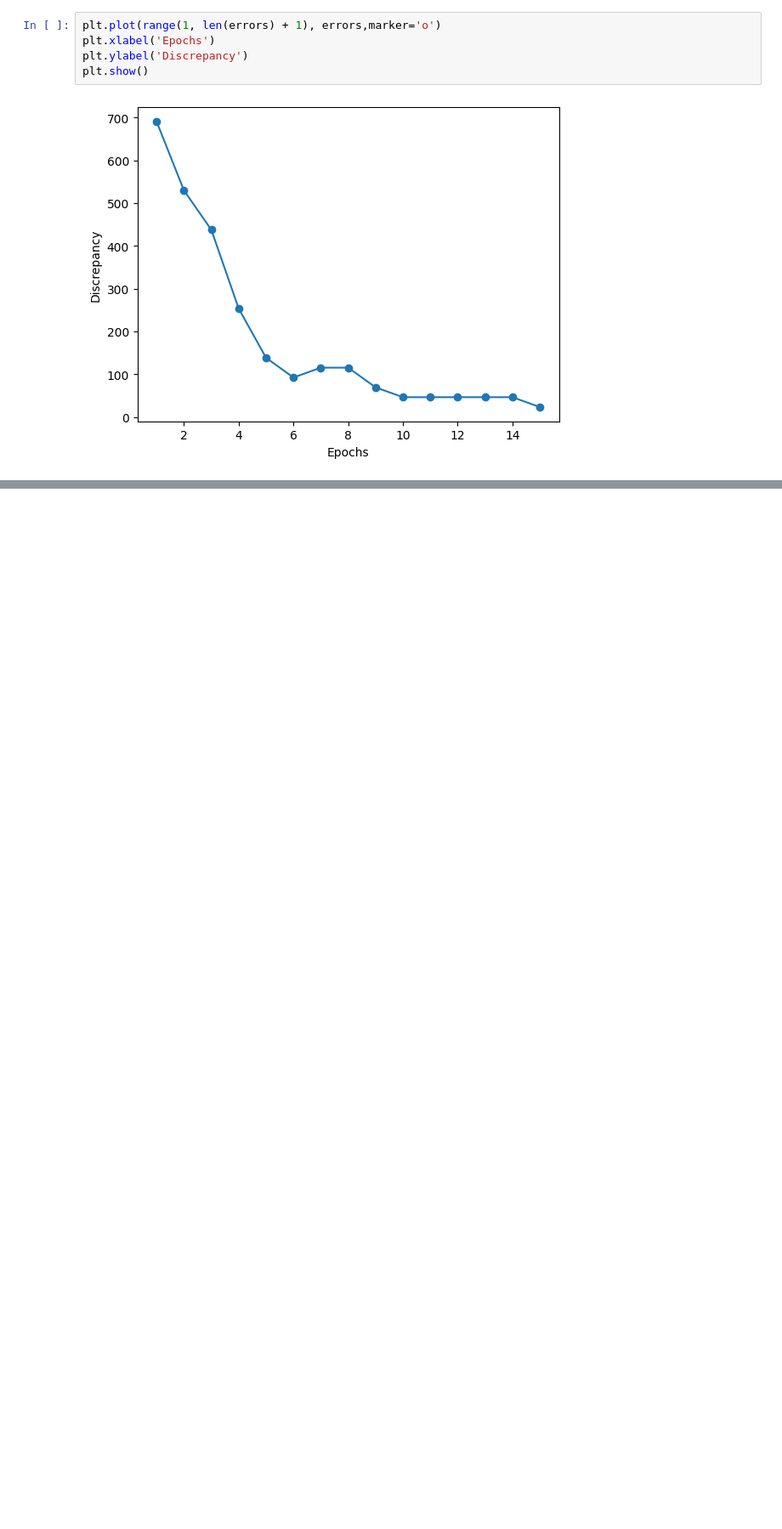
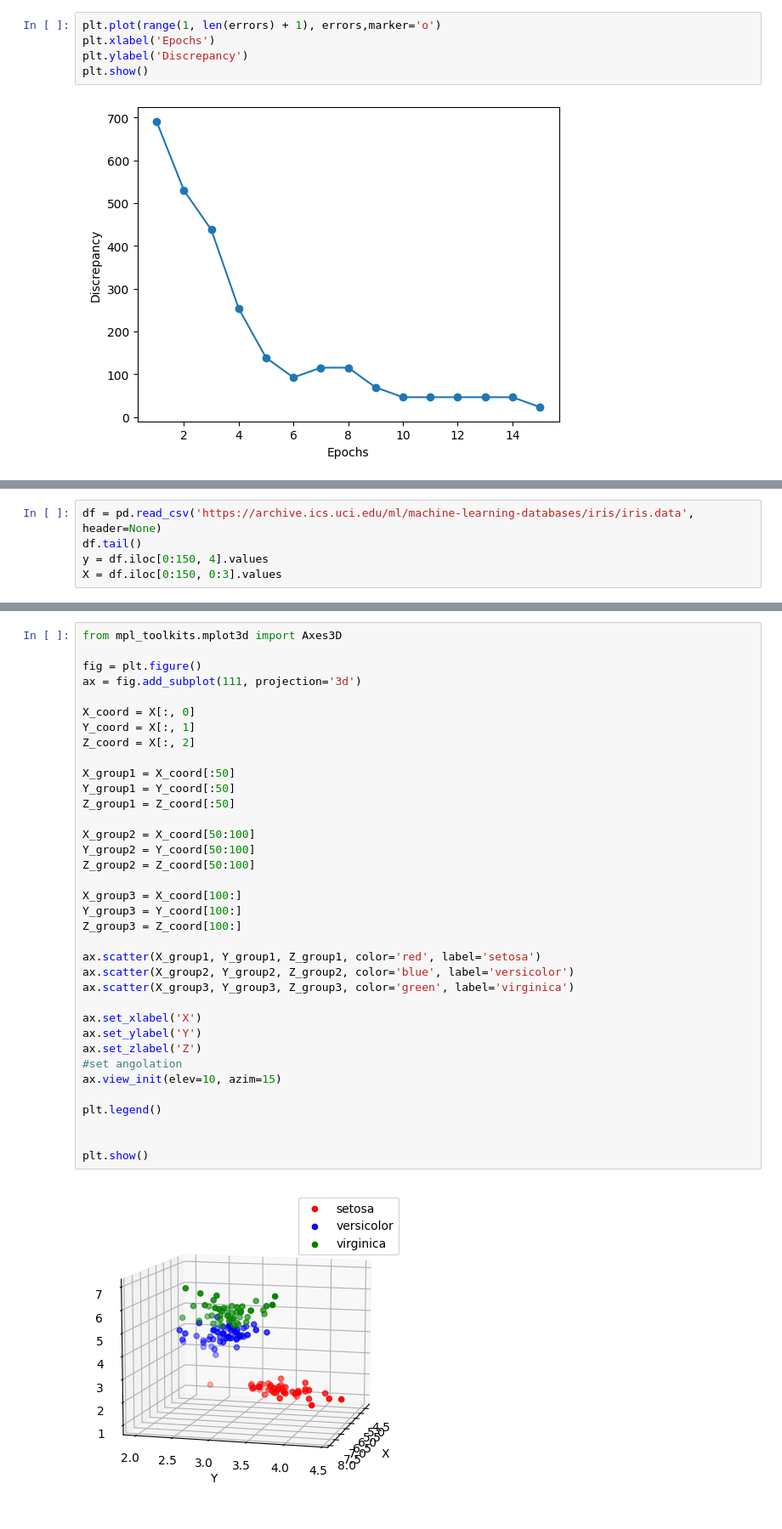
Before and after one commit to DeAngelisDavide/NeuralNetwork-From-Scratch, a Jupyter notebook: Network.ipynb, the cells around one changed output, grey strips where cells are left out. Shown at 85% size. Saved outputs shown, nothing was run; the diff lists cells and outputs as text; blank space fills up the shorter version.

```diff
--- a/Network.ipynb
+++ b/Network.ipynb
@@ -252,0 +326,5 @@ plt.show()
+# %%
+df = pd.read_csv('https://archive.ics.uci.edu/ml/machine-learning-databases/iris/iris.data', header=None)
+df.tail()
+y = df.iloc[0:150, 4].values
+X = df.iloc[0:150, 0:3].values
@@ -252,0 +344,38 @@ plt.show()
+# %%
+from mpl_toolkits.mplot3d import Axes3D
+
+fig = plt.figure()
+ax = fig.add_subplot(111, projection='3d')
+
+X_coord = X[:, 0]
+Y_coord = X[:, 1]
+Z_coord = X[:, 2]
+
+X_group1 = X_coord[:50]
+Y_group1 = Y_coord[:50]
+Z_group1 = Z_coord[:50]
+
+X_group2 = X_coord[50:100]
+Y_group2 = Y_coord[50:100]
+Z_group2 = Z_coord[50:100]
+
+X_group3 = X_coord[100:]
+Y_group3 = Y_coord[100:]
+Z_group3 = Z_coord[100:]
+
+ax.scatter(X_group1, Y_group1, Z_group1, color='red', label='setosa')
+ax.scatter(X_group2, Y_group2, Z_group2, color='blue', label='versicolor')
+ax.scatter(X_group3, Y_group3, Z_group3, color='green', label='virginica')
+
+ax.set_xlabel('X')
+ax.set_ylabel('Y')
+ax.set_zlabel('Z')
+#set angolation
+ax.view_init(elev=10, azim=15)
+
+plt.legend()
+
+
+plt.show()
+# %% [output]
+[figure, added]
```
Also changed, not shown: parts of 24 cells of this notebook.
